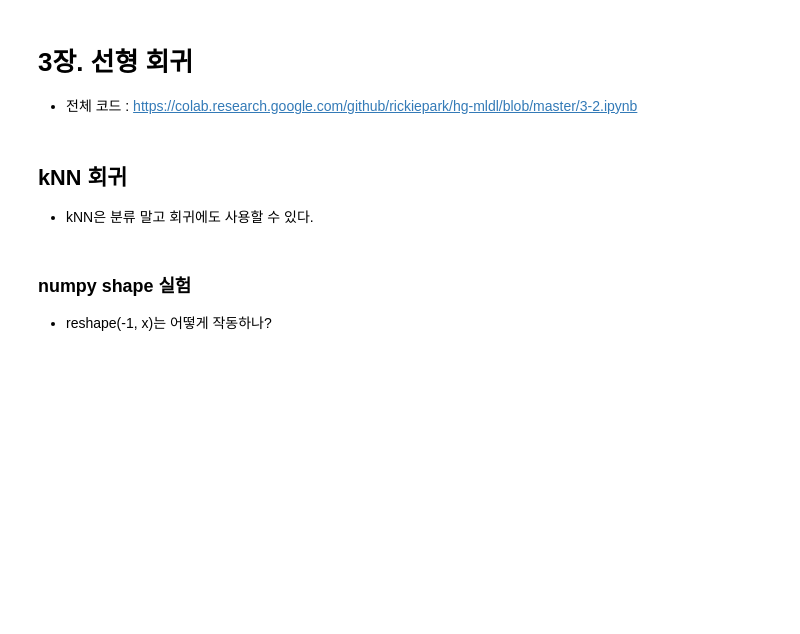
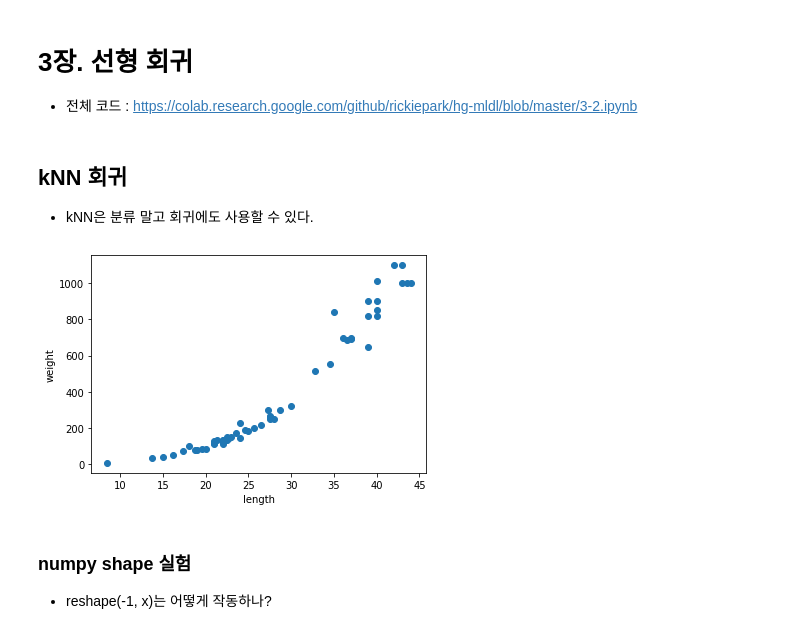
Before and after one commit to samsee/hgmldl2023, a Jupyter notebook: hgmldl2023_03.ipynb, the cells around one changed output. Drawn from its saved outputs; the diff is of its cells as text; code cells hidden in the pictures; blank space fills up the shorter version.

```diff
--- a/hgmldl2023_03.ipynb
+++ b/hgmldl2023_03.ipynb
@@ -26,6 +28,15 @@ perch_weight = np.array(
      820.0, 850.0, 900.0, 1015.0, 820.0, 1100.0, 1000.0, 1100.0,
      1000.0, 1000.0]
      )
+# %%
+import matplotlib.pyplot as plt
+
+plt.scatter(perch_length, perch_weight)
+plt.xlabel('length')
+plt.ylabel('weight')
+plt.show()
+# %% [output]
+[figure, added]
 # %%
 from sklearn.model_selection import train_test_split
 
```
Also changed, not shown: parts of 42 cells of this notebook.
